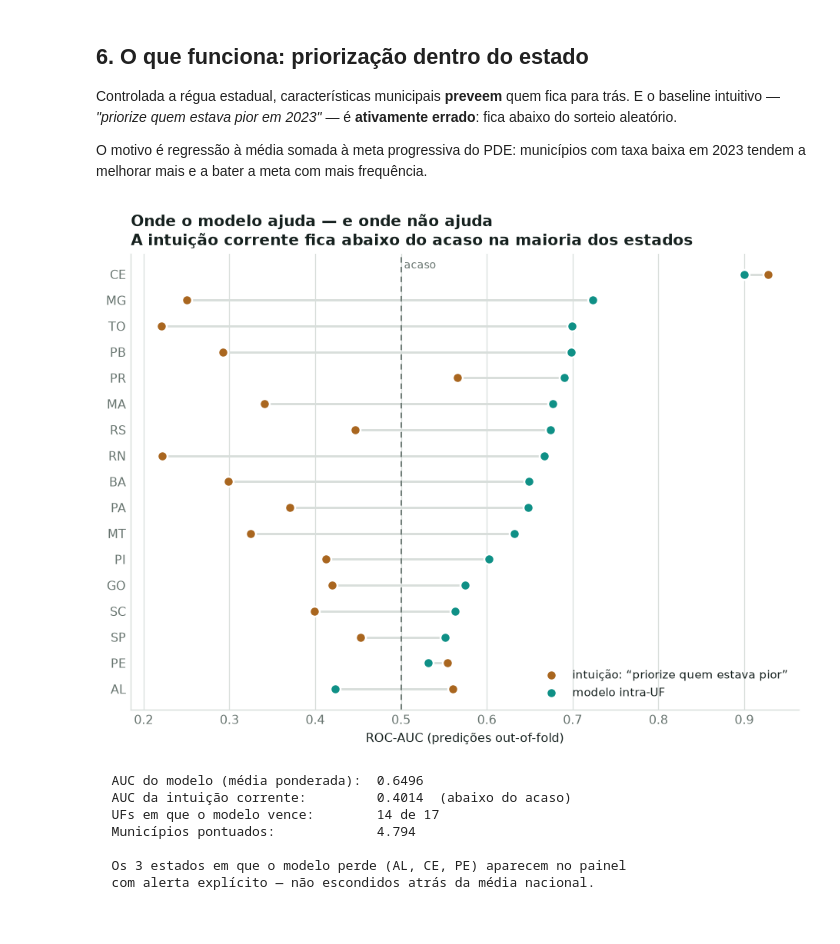
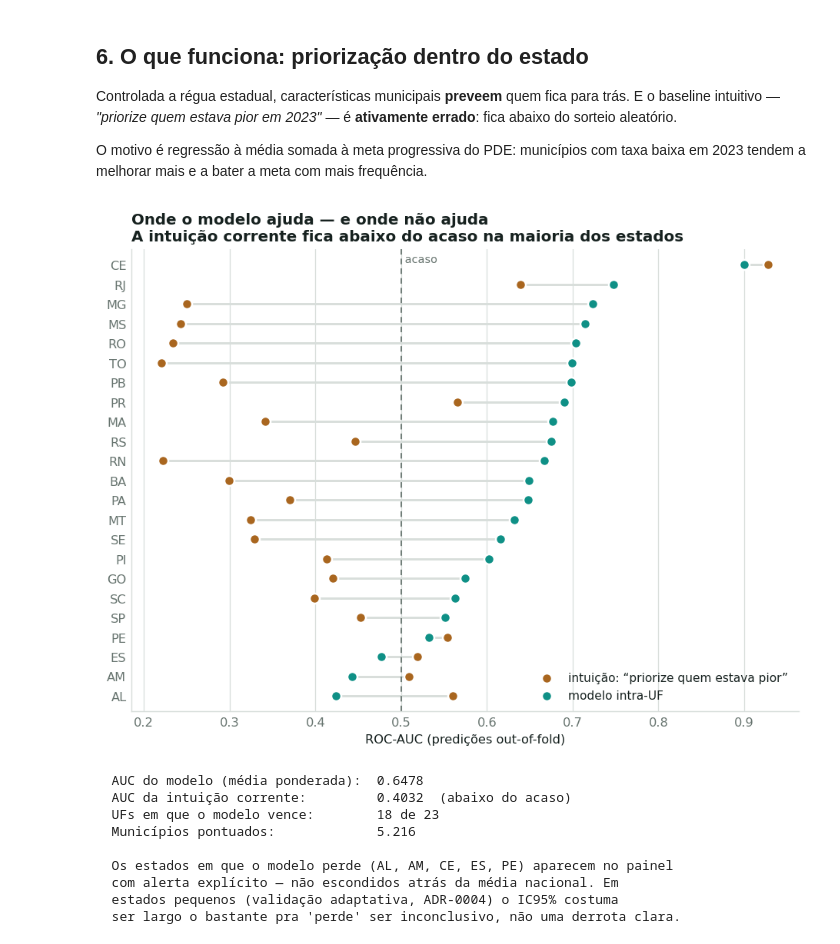
Before and after one commit to luizmaibashi/painel-alfabetizacao-cgu, a Jupyter notebook: notebooks/01_analise_completa.ipynb, the cells around one changed output. Drawn from its saved outputs; the diff is of its cells as text; code cells hidden in the pictures.

```diff
--- a/notebooks/01_analise_completa.ipynb
+++ b/notebooks/01_analise_completa.ipynb
@@ -334,43 +334,48 @@ for yi, (a, b) in enumerate(zip(met.auc_baseline_intuicao, met.auc_modelo)):
 
 ax.scatter(met.auc_baseline_intuicao, y, s=52, color=AMBAR, zorder=3,
            label="intuição: “priorize quem estava pior”", edgecolor="white", linewidth=1.4)
 ax.scatter(met.auc_modelo, y, s=52, color=TEAL, zorder=3,
            label="modelo intra-UF", edgecolor="white", linewidth=1.4)
 
 ax.axvline(0.5, color=MUTED, lw=1, ls=(0, (4, 3)), zorder=2)
 ax.set_ylim(-0.8, len(met) - 0.2)   # folga no topo para o rótulo do acaso
 ax.text(0.5, len(met) - 0.45, " acaso", fontsize=8, color=MUTED, va="top")
 
 ax.set_yticks(y, met.uf)
 ax.set_xlabel("ROC-AUC (predições out-of-fold)")
 ax.set_title("Onde o modelo ajuda — e onde não ajuda\n"
              "A intuição corrente fica abaixo do acaso na maioria dos estados",
              loc="left", fontweight="bold", color=INK)
 ax.grid(axis="x", color=GRID, lw=0.7, zorder=0)
 ax.set_axisbelow(True)
 ax.tick_params(length=0)
 ax.legend(frameon=False, loc="lower right", fontsize=8.5)
 fig.tight_layout()
 fig.savefig(IMAGES / "modelo_vs_intuicao_por_uf.png", bbox_inches="tight", facecolor="white")
 plt.show()
 
 res = rk["resumo"]
 print(f"  AUC do modelo (média ponderada):  {res['auc_modelo_ponderado']:.4f}")
 print(f"  AUC da intuição corrente:         {res['auc_intuicao_ponderado']:.4f}  (abaixo do acaso)")
 print(f"  UFs em que o modelo vence:        {res['ufs_modelo_vence']} de {res['ufs']}")
 print(f"  Municípios pontuados:             {res['municipios']:,}".replace(",", "."))
 print()
-print("  Os 3 estados em que o modelo perde (AL, CE, PE) aparecem no painel")
-print("  com alerta explícito — não escondidos atrás da média nacional.")
+perdedores = ", ".join(m["uf"] for m in rk["metricas_por_uf"] if not m["modelo_vence"])
+print(f"  Os estados em que o modelo perde ({perdedores}) aparecem no painel")
+print("  com alerta explícito — não escondidos atrás da média nacional. Em")
+print("  estados pequenos (validação adaptativa, ADR-0004) o IC95% costuma")
+print("  ser largo o bastante pra 'perde' ser inconclusivo, não uma derrota clara.")
 # %% [output]
-[figure, old version]
+[figure, new version]
-  AUC do modelo (média ponderada):  0.6496
-  AUC da intuição corrente:         0.4014  (abaixo do acaso)
-  UFs em que o modelo vence:        14 de 17
-  Municípios pontuados:             4.794
+  AUC do modelo (média ponderada):  0.6478
+  AUC da intuição corrente:         0.4032  (abaixo do acaso)
+  UFs em que o modelo vence:        18 de 23
+  Municípios pontuados:             5.216
 
-  Os 3 estados em que o modelo perde (AL, CE, PE) aparecem no painel
-  com alerta explícito — não escondidos atrás da média nacional.
+  Os estados em que o modelo perde (AL, AM, CE, ES, PE) aparecem no painel
+  com alerta explícito — não escondidos atrás da média nacional. Em
+  estados pequenos (validação adaptativa, ADR-0004) o IC95% costuma
+  ser largo o bastante pra 'perde' ser inconclusivo, não uma derrota clara.
 # %% [markdown]
 ## 7. O que sai disso
 
```
Also changed, not shown: parts of 2 cells of this notebook, 11 other files.
